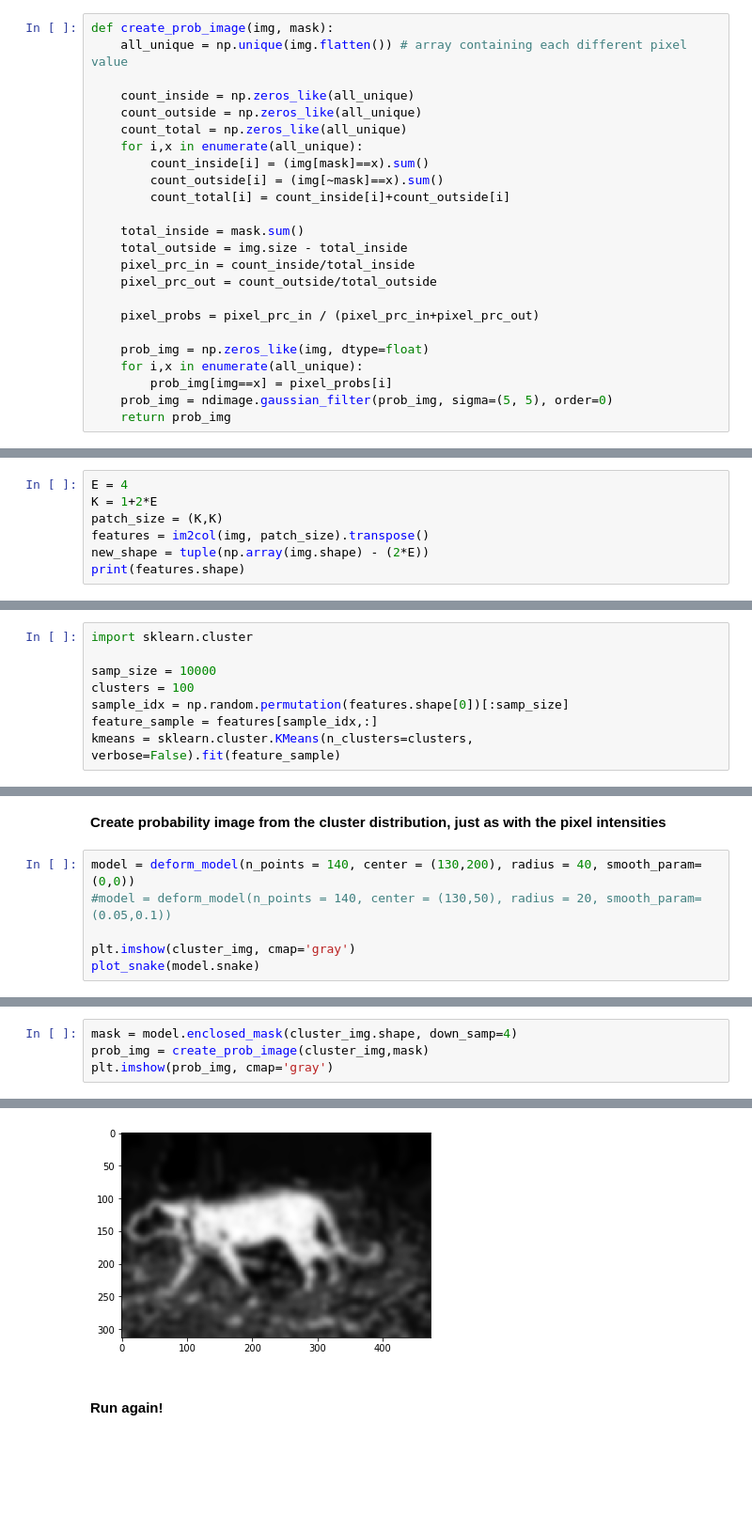
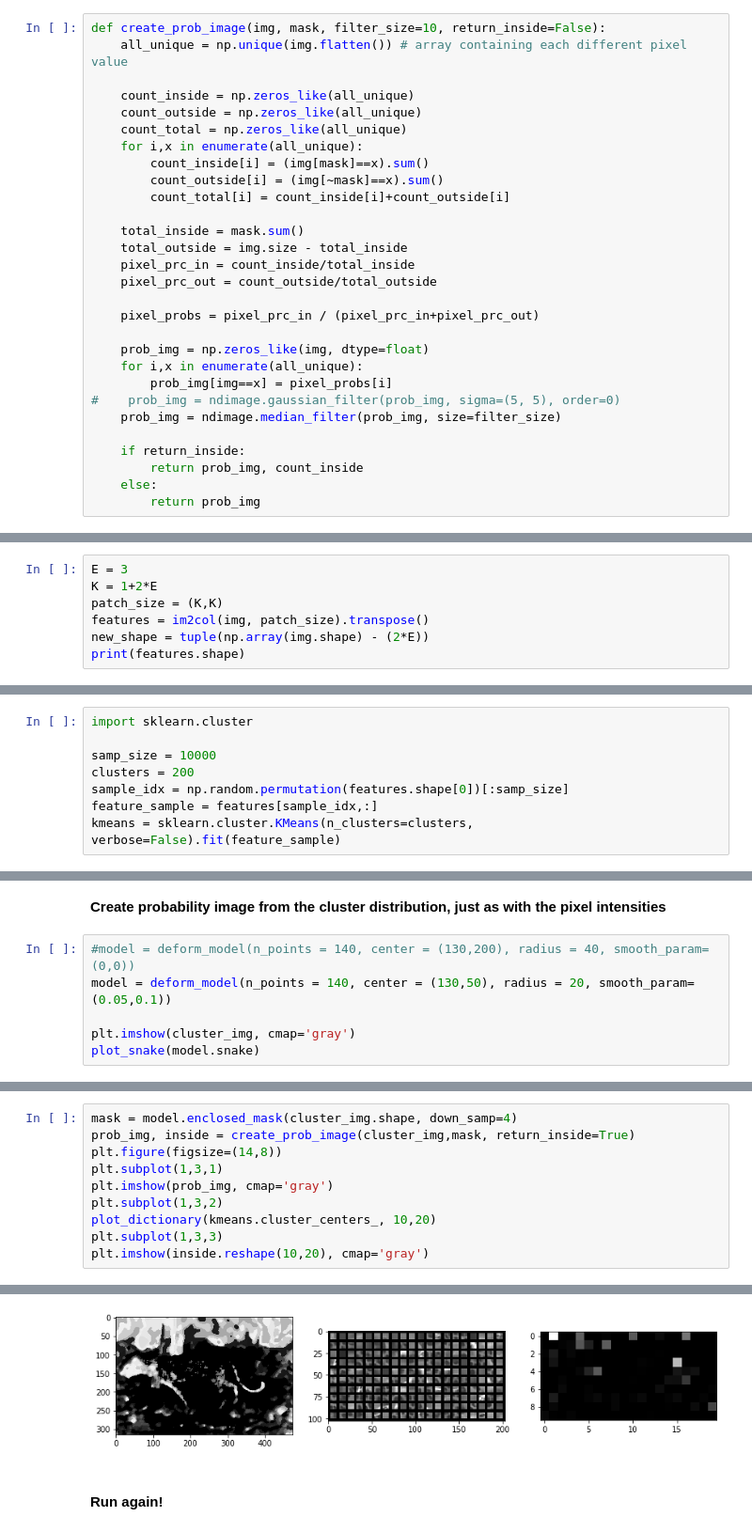
Before and after one commit to Charlottetheis/AIA, a Jupyter notebook: Jacob.ipynb, the cells around one changed output, grey strips where cells are left out. Shown at 94% size. Cells and saved outputs as stored; diff of their text form; blank space fills up the shorter version.

```diff
--- a/Jacob.ipynb
+++ b/Jacob.ipynb
@@ -262,7 +273,7 @@ class deform_model():
         full_mask[down_samp*r_min:down_samp*r_max, down_samp*c_min:down_samp*c_max] = mask.astype(bool)
         return full_mask
 # %%
-def create_prob_image(img, mask):
+def create_prob_image(img, mask, filter_size=10, return_inside=False):
     all_unique = np.unique(img.flatten()) # array containing each different pixel value
 
     count_inside = np.zeros_like(all_unique)
@@ -283,8 +294,13 @@ def create_prob_image(img, mask):
     prob_img = np.zeros_like(img, dtype=float)
     for i,x in enumerate(all_unique):
         prob_img[img==x] = pixel_probs[i]
-    prob_img = ndimage.gaussian_filter(prob_img, sigma=(5, 5), order=0)
-    return prob_img
+#    prob_img = ndimage.gaussian_filter(prob_img, sigma=(5, 5), order=0)
+    prob_img = ndimage.median_filter(prob_img, size=filter_size)
+
+    if return_inside:
+        return prob_img, count_inside
+    else:
+        return prob_img
 # %% [markdown]
 #### Open cv draw methods
 # %%
@@ -367,7 +387,7 @@ def im2col(A, BSZ, stepsize=1):
 # %% [markdown]
 Collapse image patches into vector features
 # %%
-E = 4
+E = 3
 K = 1+2*E
 patch_size = (K,K)
 features = im2col(img, patch_size).transpose()
@@ -381,7 +401,7 @@ Divide features into clusters (using just a sample to speed up the process)
 import sklearn.cluster
 
 samp_size = 10000
-clusters = 100
+clusters = 200
 sample_idx = np.random.permutation(features.shape[0])[:samp_size]
 feature_sample = features[sample_idx,:]
 kmeans = sklearn.cluster.KMeans(n_clusters=clusters, verbose=False).fit(feature_sample)
@@ -424,8 +444,8 @@ plot_dictionary(kmeans.cluster_centers_, 10,10)
 # %% [markdown]
 __Create probability image from the cluster distribution, just as with the pixel intensities__
 # %%
-model = deform_model(n_points = 140, center = (130,200), radius = 40, smooth_param=(0,0))
-#model = deform_model(n_points = 140, center = (130,50), radius = 20, smooth_param=(0.05,0.1))
+#model = deform_model(n_points = 140, center = (130,200), radius = 40, smooth_param=(0,0))
+model = deform_model(n_points = 140, center = (130,50), radius = 20, smooth_param=(0.05,0.1))
 
 plt.imshow(cluster_img, cmap='gray')
 plot_snake(model.snake)
@@ -434,10 +454,16 @@ plot_snake(model.snake)
 # %%
 mask = model.enclosed_mask(cluster_img.shape, down_samp=4)
-prob_img = create_prob_image(cluster_img,mask)
+prob_img, inside = create_prob_image(cluster_img,mask, return_inside=True)
+plt.figure(figsize=(14,8))
+plt.subplot(1,3,1)
 plt.imshow(prob_img, cmap='gray')
+plt.subplot(1,3,2)
+plot_dictionary(kmeans.cluster_centers_, 10,20)
+plt.subplot(1,3,3)
+plt.imshow(inside.reshape(10,20), cmap='gray')
 # %% [output]
 <matplotlib.image.AxesImage at 0x...>
-[figure, old version]
+[figure, new version]
 # %% [markdown]
 #### Run again!
 # %%
```
Also changed, not shown: parts of 19 cells of this notebook.
